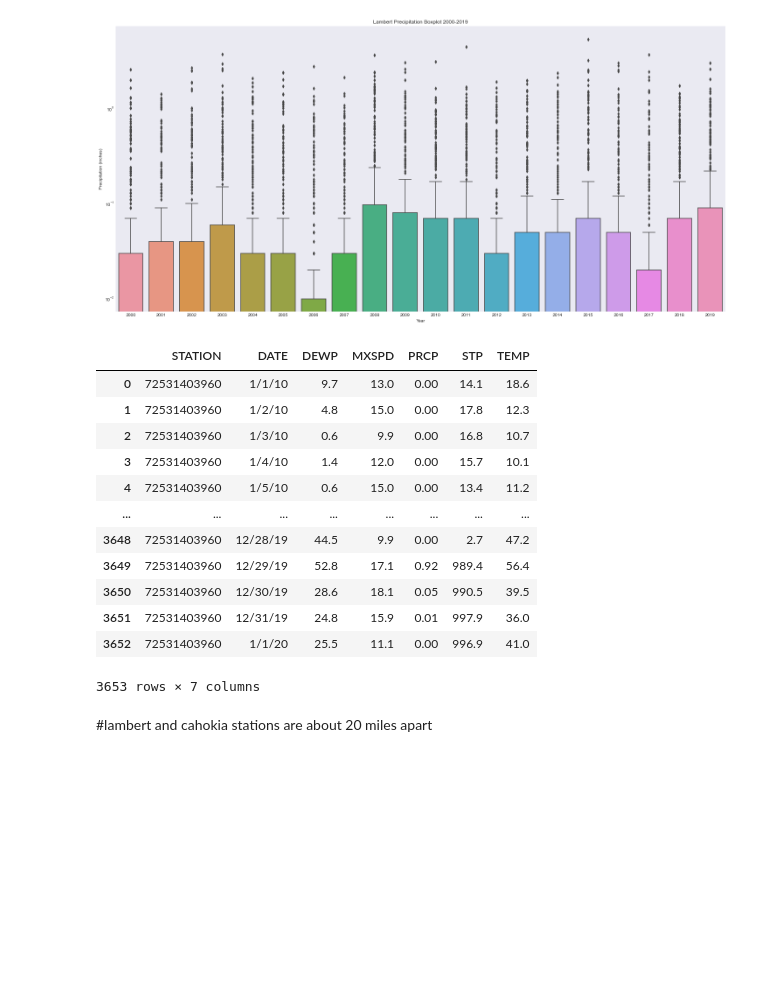
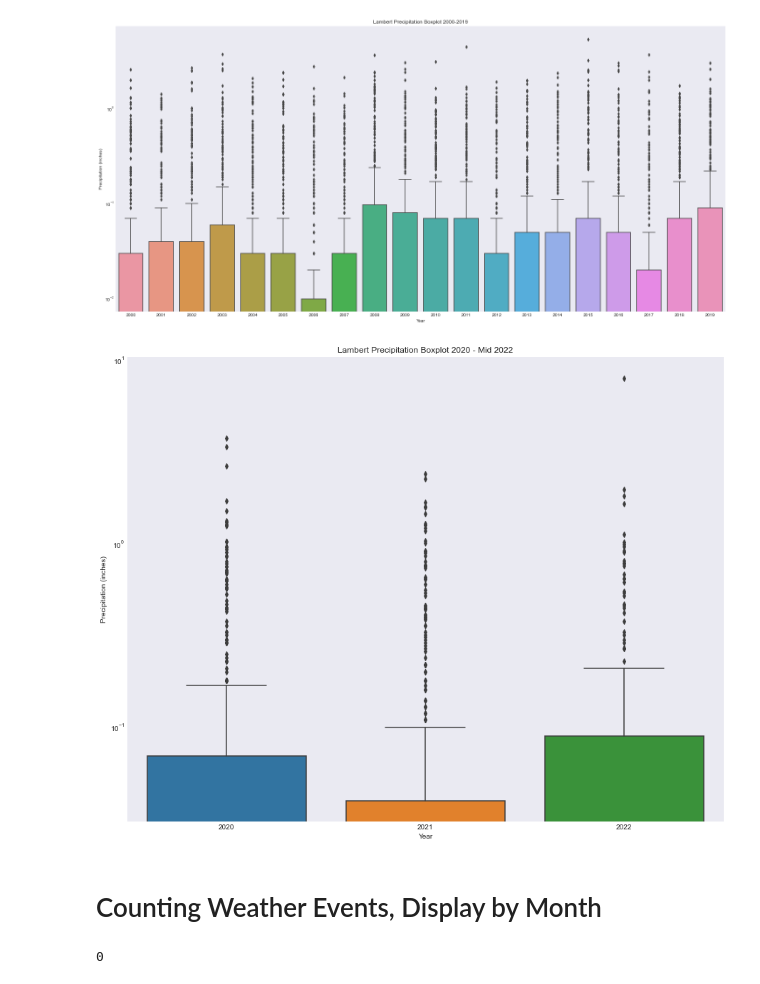
Before and after one commit to billtell/NOAA_GSOD_LambertSTL_2000to2022, a Jupyter notebook: GSOD_lambertSTL_EDA.ipynb, the cells around one changed output. Saved outputs shown, nothing was run; the diff lists cells and outputs as text; code cells hidden in the pictures; blank space fills up the shorter version.

Commit message:
figures added

```diff
--- a/GSOD_lambertSTL_EDA.ipynb
+++ b/GSOD_lambertSTL_EDA.ipynb
@@ -507,12 +507,12 @@ lambert_recent = lambert_recent.interpolate()
 
 # Re-setting year, month, day fields
 lambert['year'] = lambert.index.year
-lambert['mo'] = lambert.index.month
-lambert['da'] = lambert.index.day
+lambert['month'] = lambert.index.month
+lambert['day'] = lambert.index.day
 
 lambert_recent['year'] = lambert_recent.index.year
-lambert_recent['mo'] = lambert_recent.index.month
-lambert_recent['da'] = lambert_recent.index.day
+lambert_recent['month'] = lambert_recent.index.month
+lambert_recent['day'] = lambert_recent.index.day
 # %%
 lambert
 # %% [output]
@@ -585,12 +585,26 @@ ax.set_title('Lambert Precipitation Boxplot 2000-2019')
 ax.set_yscale('log')
 # %% [output]
 [figure]
+# %%
+# Precip. boxplot
+plt.subplots(figsize=(15, 12))
+ax = sns.boxplot(x='year', y='Precip', data=(lambert_recent))
+ax.set_ylabel('Precipitation (inches)')
+ax.set_xlabel('Year')
+ax.set_title('Lambert Precipitation Boxplot 2020 - Mid 2022')
+ax.set_yscale('log')
+# %% [output]
+[figure, added]
+# %% [markdown]
+# Counting Weather Events, Display by Month
 # %%
 #split FRSHTT into seperate columns
 
-#convert column to string
-#my_str = 'abcde'
-
-# plit string without spaces into list of characters
-# list_of_strings = list(my_str)
-# print(list_of_strings)  # ['a', 'b', 'c', 'd', 'e']
+def getobs(val, pos):
+    try:
+        return int(val[pos])
+    except:
+        return 0
+getobs('10000', 6)
+# %% [output]
+0
@@ -599,19 +610,0 @@ cahokia = pd.read_csv("/Users/billteller/Desktop/Informatics/climate_data/NCEI_r
-# %%
-#cahokia station 2010-2020
-cahokia
-# %% [output]
-|  | STATION | DATE | DEWP | MXSPD | PRCP | STP | TEMP |
-| 0 | 72531403960 | 1/1/10 | 9.7 | 13.0 | 0.00 | 14.1 | 18.6 |
-| 1 | 72531403960 | 1/2/10 | 4.8 | 15.0 | 0.00 | 17.8 | 12.3 |
-| 2 | 72531403960 | 1/3/10 | 0.6 | 9.9 | 0.00 | 16.8 | 10.7 |
-| 3 | 72531403960 | 1/4/10 | 1.4 | 12.0 | 0.00 | 15.7 | 10.1 |
-| 4 | 72531403960 | 1/5/10 | 0.6 | 15.0 | 0.00 | 13.4 | 11.2 |
-| ... | ... | ... | ... | ... | ... | ... | ... |
-| 3648 | 72531403960 | 12/28/19 | 44.5 | 9.9 | 0.00 | 2.7 | 47.2 |
-| 3649 | 72531403960 | 12/29/19 | 52.8 | 17.1 | 0.92 | 989.4 | 56.4 |
-| 3650 | 72531403960 | 12/30/19 | 28.6 | 18.1 | 0.05 | 990.5 | 39.5 |
-| 3651 | 72531403960 | 12/31/19 | 24.8 | 15.9 | 0.01 | 997.9 | 36.0 |
-| 3652 | 72531403960 | 1/1/20 | 25.5 | 11.1 | 0.00 | 996.9 | 41.0 |
-3653 rows × 7 columns
-# %% [markdown]
-#lambert and cahokia stations are about 20 miles apart
```
Also changed, not shown: parts of 21 cells of this notebook.
